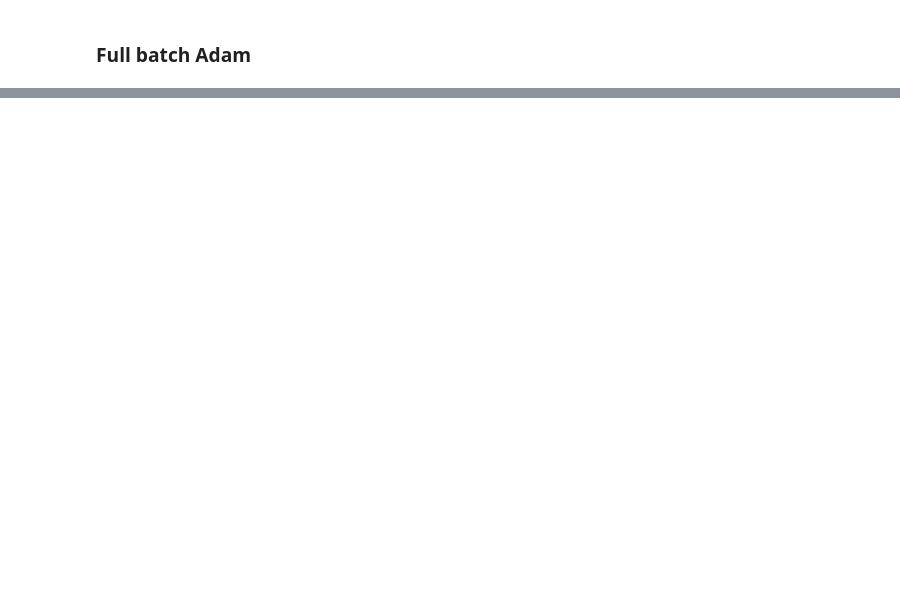
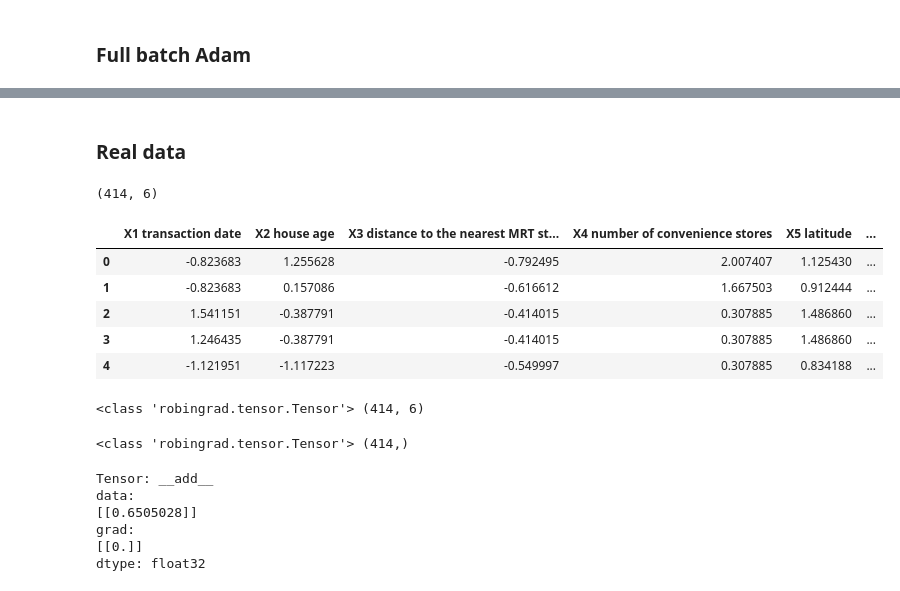
Before and after one commit to marcosalvalaggio/robingrad, a Jupyter notebook: examples/regression.ipynb, the cells around one changed output, grey strips where cells are left out. Drawn from its saved outputs; the diff is of its cells as text; code cells hidden in the pictures; blank space fills up the shorter version.

```diff
--- a/examples/regression.ipynb
+++ b/examples/regression.ipynb
@@ -156,0 +158,27 @@ plt.show()
+# %% [markdown]
+### Real data
+# %%
+X = pd.read_csv("data/x.csv", sep=";")
+print(X.shape)
+X.head()
+# %% [output]
+(414, 6)
+|  | X1 transaction date | X2 house age | X3 distance to the nearest MRT st... | X4 number of convenience stores | X5 latitude | ... |
+| 0 | -0.823683 | 1.255628 | -0.792495 | 2.007407 | 1.125430 | ... |
+| 1 | -0.823683 | 0.157086 | -0.616612 | 1.667503 | 0.912444 | ... |
+| 2 | 1.541151 | -0.387791 | -0.414015 | 0.307885 | 1.486860 | ... |
+| 3 | 1.246435 | -0.387791 | -0.414015 | 0.307885 | 1.486860 | ... |
+| 4 | -1.121951 | -1.117223 | -0.549997 | 0.307885 | 0.834188 | ... |
+# %%
+Xn = X.to_numpy().tolist()
+X_train = Tensor(Xn, requires_grad=True)
+print(type(X_train), X_train.shape)
+# %% [output]
+<class 'robingrad.tensor.Tensor'> (414, 6)
+# %%
+y = pd.read_csv("data/y.csv", sep=";")
+y = y.to_numpy().squeeze()
+y_train = Tensor(y, requires_grad=True)
+print(type(y_train), y_train.shape)
+# %% [output]
+<class 'robingrad.tensor.Tensor'> (414,)
@@ -156,0 +197,10 @@ plt.show()
+# %%
+res = model(X_train[0].reshape((1,6)))
+res
+# %% [output]
+Tensor: __add__
+data:
+[[0.6505028]]
+grad:
+[[0.]]
+dtype: float32
```
Also changed, not shown: parts of 11 cells of this notebook.
